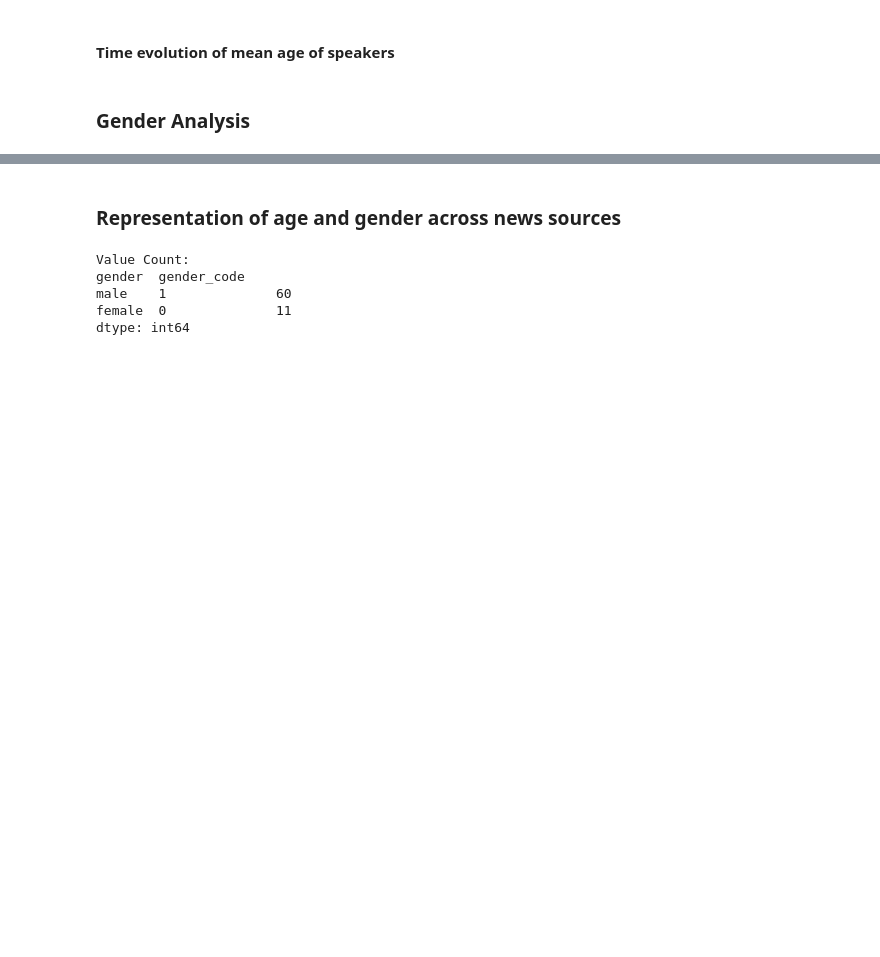
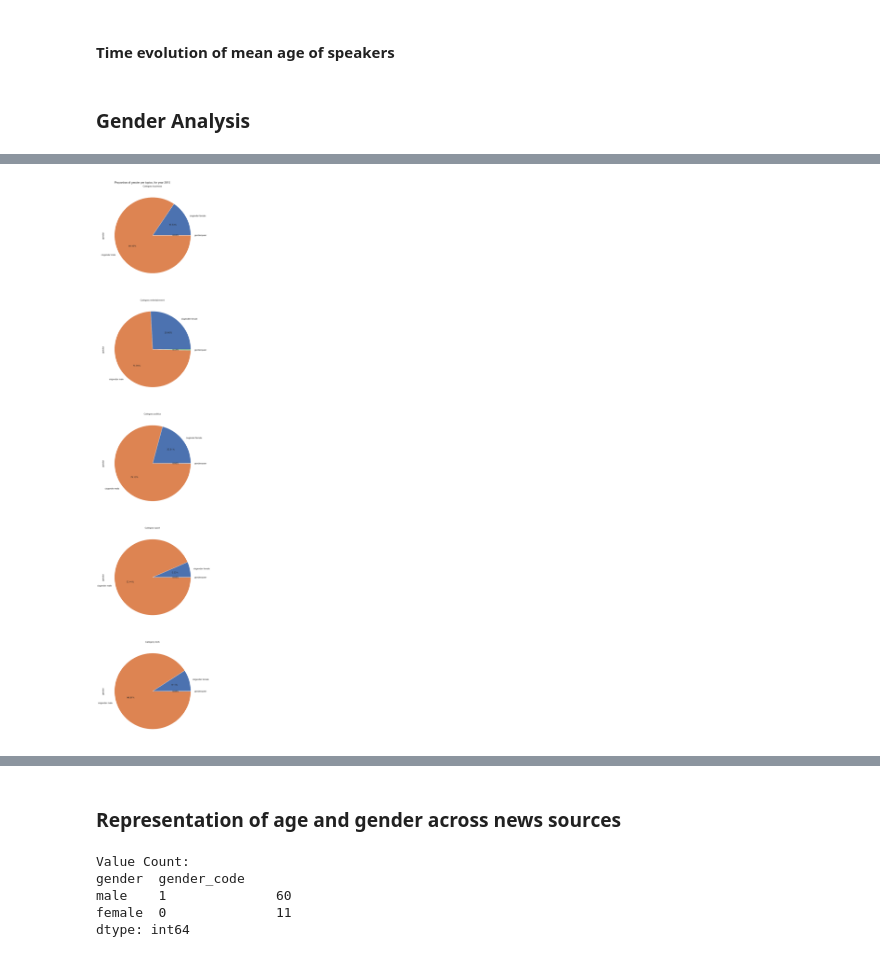
Before and after one commit to epfl-ada/ada-2021-project-adamandeve, a Jupyter notebook: Milestone3.ipynb, the cells around one changed output, grey strips where cells are left out. Cells and saved outputs as stored; diff of their text form; code cells hidden in the pictures; blank space fills up the shorter version.

```diff
--- a/Milestone3.ipynb
+++ b/Milestone3.ipynb
@@ -1578,0 +1670,4 @@ hist_feature_per_topics(df_2020_merge, 'gender')
+# %%
+plot_pie_meta(df_2015_merge, 'gender', topics, CLASS, 2015)
+# %% [output]
+[figure, added]
```
Also changed, not shown: parts of 33 cells of this notebook.
